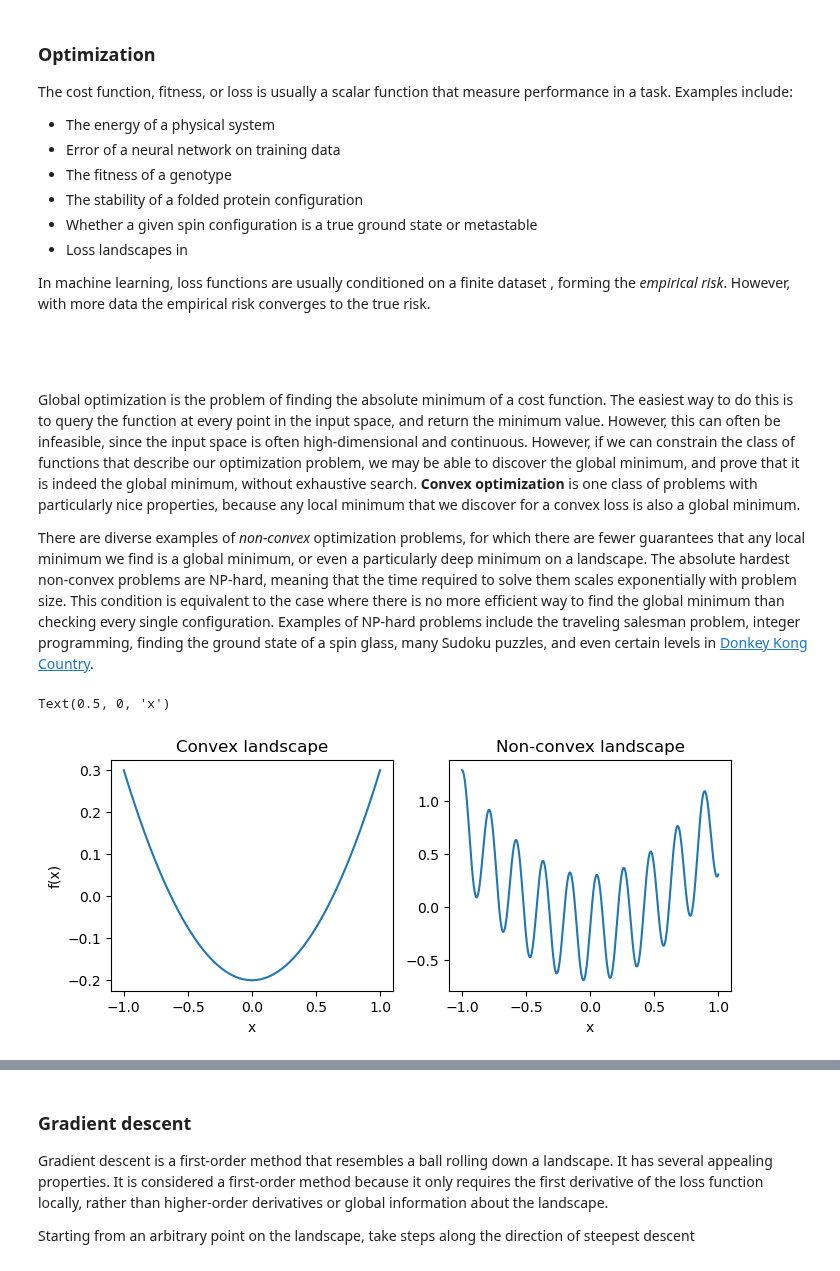
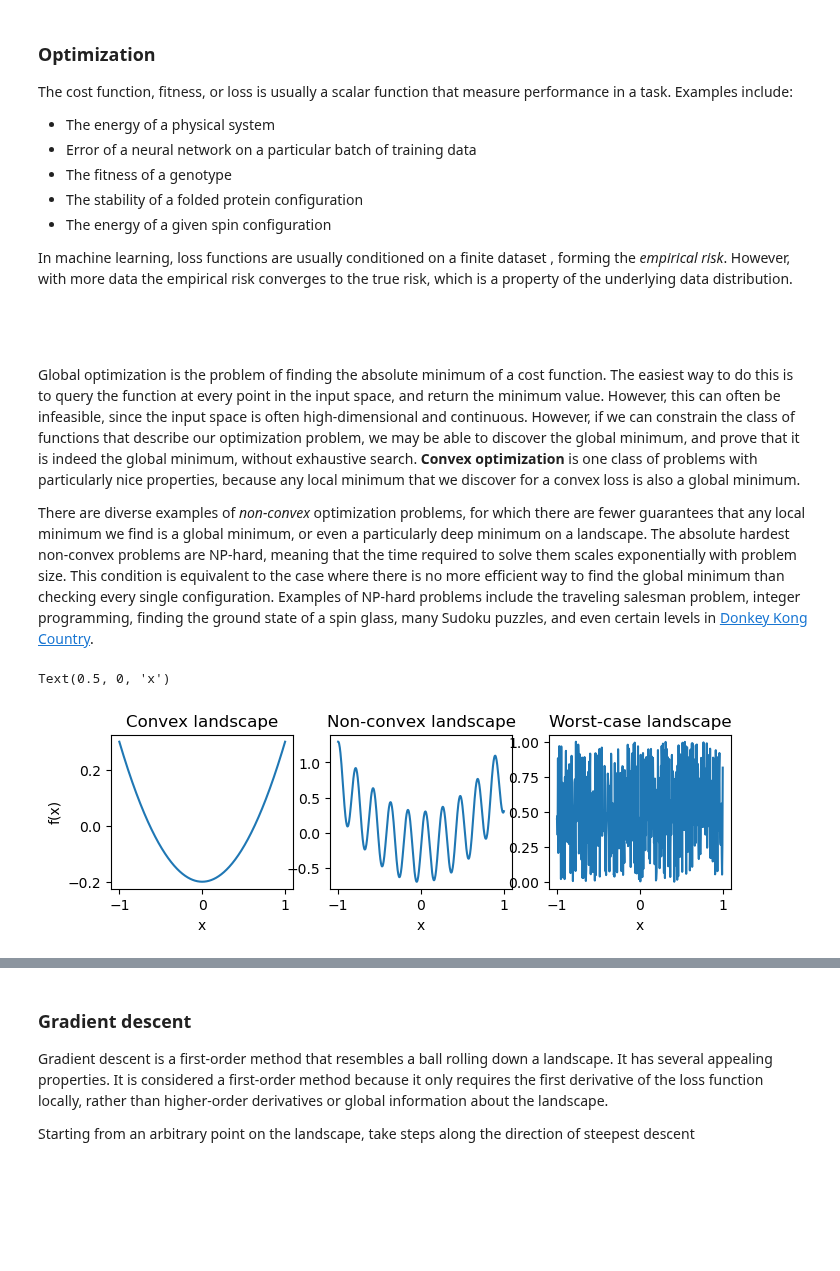
Before and after one commit to williamgilpin/cphy, a Jupyter notebook: talks/convex_optimization_univariate.ipynb, the cells around one changed output, grey strips where cells are left out. Drawn from its saved outputs; the diff is of its cells as text; code cells hidden in the pictures; blank space fills up the shorter version.

```diff
--- a/talks/convex_optimization_univariate.ipynb
+++ b/talks/convex_optimization_univariate.ipynb
@@ -15,16 +15,14 @@ import matplotlib.pyplot as plt
 # %% [markdown]
 ### Optimization
 
-
 The cost function, fitness, or loss is usually a scalar function that measure performance in a task. Examples include:
 + The energy of a physical system
-+ Error of a neural network on training data
++ Error of a neural network on a particular batch of training data
 + The fitness of a genotype
 + The stability of a folded protein configuration
-+ Whether a given spin configuration is a true ground state or metastable
-+ Loss landscapes in
++ The energy of a given spin configuration
 
-In machine learning, loss functions are usually conditioned on a finite dataset , forming the *empirical risk*. However,  with more data the empirical risk converges to the true risk.
+In machine learning, loss functions are usually conditioned on a finite dataset , forming the *empirical risk*. However, with more data the empirical risk converges to the true risk, which is a property of the underlying data distribution.
 
 <br>
 <br>
@@ -36,21 +34,27 @@ There are diverse examples of *non-convex* optimization problems, for which ther
 # %%
 xx = np.linspace(-1, 1, 500)
 
 f_con = lambda x: 0.5 * x**2 - 0.2
 f_noncon = lambda x :  x**2 + 0.5 * np.sin(30 * x) - 0.2
 
-plt.figure(figsize=(8, 3))
-plt.subplot(1, 2, 1)
+plt.figure(figsize=(8, 2))
+plt.subplot(1, 3, 1)
 plt.plot(xx, f_con(xx))
 plt.title('Convex landscape')
 plt.xlabel('x')
 plt.ylabel('f(x)')
 
-plt.subplot(1, 2, 2)
+plt.subplot(1, 3, 2)
 plt.plot(xx, f_noncon(xx))
 plt.title('Non-convex landscape')
 plt.xlabel('x')
+
+
+plt.subplot(1, 3, 3)
+plt.plot(xx, np.random.uniform(size=xx.shape[0]))
+plt.title('Worst-case landscape')
+plt.xlabel('x')
 # %% [output]
 Text(0.5, 0, 'x')
-[figure, old version]
+[figure, new version]
 # %% [markdown]
```
Also changed, not shown: parts of 8 cells of this notebook.
